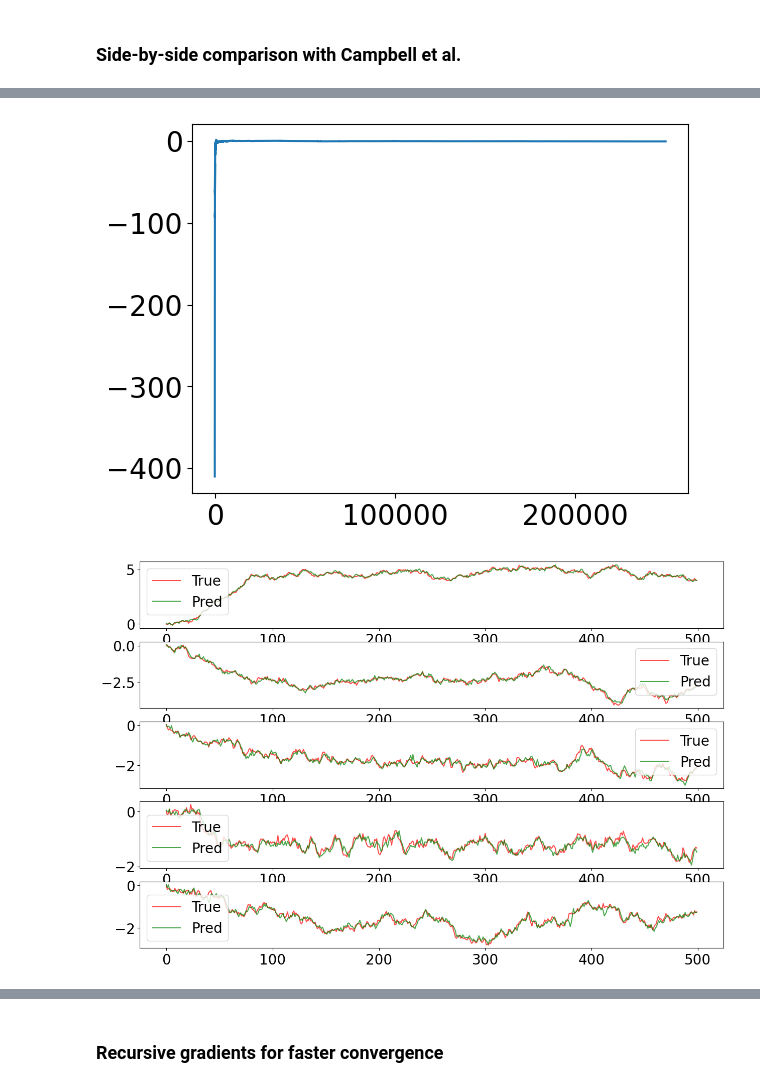
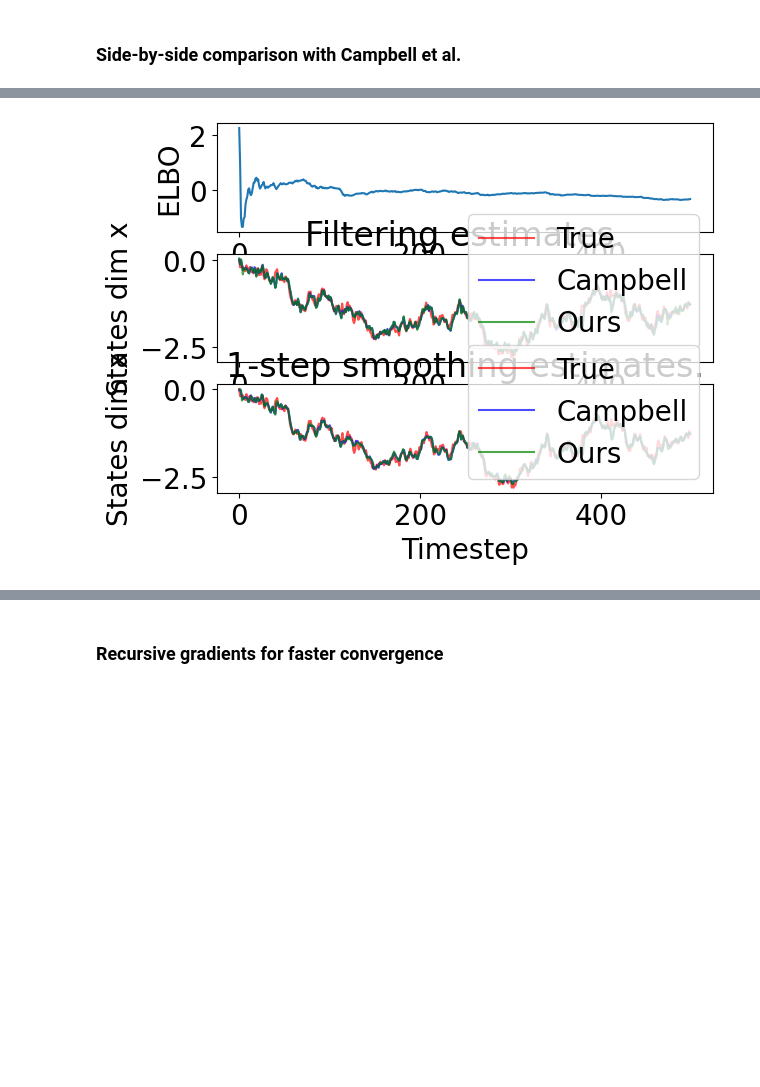
Before and after one commit to mchagneux/backward_ica, a Jupyter notebook: paper_experiments.ipynb, the cells around one changed output, grey strips where cells are left out. Saved outputs shown, nothing was run; the diff lists cells and outputs as text; code cells hidden in the pictures; blank space fills up the shorter version.

```diff
--- a/paper_experiments.ipynb
+++ b/paper_experiments.ipynb
@@ -12,7 +12,7 @@ import math
 plt.rcParams['font.size'] = 20
 
 jax.config.update('jax_platform_name', 'gpu') # switch to 'cpu' if unavailable or depending on computation type
-jax.config.update('jax_enable_x64', True)
+jax.config.update('jax_enable_x64', False)
 from src.stats.hmm import get_generative_model
 from src.variational import get_variational_model
 from src.utils.misc import tree_get_idx, tree_dropfirst, tree_droplast
@@ -47,8 +47,7 @@ def plot_data(y):
         axes[dim].plot(y[:,dim], label='Data')
 
 def compute_rmse_x_true_against_x_pred(x_true, x_pred):
-    return jnp.mean(jnp.sqrt(jnp.mean((x_true-x_pred)**2, axis=-1)),
-                    axis=0)
+    return jnp.mean(jnp.sqrt(jnp.mean((x_true-x_pred)**2, axis=-1)))
 # %% [markdown]
 ## Linear-Gaussian HMM
 # %% [markdown]
@@ -384,6 +383,33 @@ q_args.backwd_layers = (100,) # the number of neurons in the hidden layers of th
 q_args = set_defaults(q_args, 0.1)
 
 q = get_variational_model(q_args)
+
+
+def compute_1step_smoothing_estimates(all_params, num_samples=10_000):
+    def x_tm1_t(carry, x):
+        key, filt_params_tm1, filt_params_t, backwd_params_net_t = x
+        key, subkey = jax.random.split(key, 2)
+
+
+        x_t = jax.vmap(q.filt_dist.sample, in_axes=(0, None))(jax.random.split(key, num_samples),
+                                                            filt_params_t)
+
+        backwd_params_t = (backwd_params_net_t, (filt_params_tm1, filt_params_t))
+
+        x_tm1 = jax.vmap(q.backwd_kernel.sample, in_axes=(0,0, None))(jax.random.split(subkey,
+                                                                                    num_samples),
+                                                                        x_t,
+                                                                        backwd_params_t)
+
+        return None, jnp.mean(x_tm1, axis=0)
+
+    return jax.lax.scan(x_tm1_t,
+                        init=None,
+                        xs=(jax.random.split(key, p_args.seq_length-1),
+                            tree_droplast(all_params.filt),
+                            tree_dropfirst(all_params.filt),
+                            tree_dropfirst(all_params.backwd)))[1]
+
 elbo_mode = 'score,resampling,truncated,bptt_depth_2'
 elbo_list = []
 params_list = []
@@ -416,7 +442,7 @@ for data_dir in data_dirs[:1]:
                         num_samples=100, # number of monte carlo samples (or trajectories in the offline case)
                         frozen_params='', # which parameters to hold fixed
                         num_seqs=p_args.num_seqs,
-                        training_mode='streaming,500', # 500 gradient steps per timestep to stabilize q_t at each t
+                        training_mode='streaming,500', # 500 gradient steps per timestep to stabilize q_t at each t like in Campbell et al.
                         elbo_mode=elbo_mode)
 
     fitted_variational_params, elbos, aux_results, all_params = trainer.fit(key_init_params,
@@ -426,18 +452,45 @@ for data_dir in data_dirs[:1]:
 
 
 
-    plt.plot(elbos.flatten())
-
     filt_means_campbell = np.load(os.path.join(data_dir, 'filter_means.npy'))
     smoothing_means_campbell = np.load(os.path.join(data_dir, 'x_Tm1_means.npy'))
 
+    all_params = tree_get_idx(-1, all_params)
+    filt_means_ours = all_params.filt.mean
+    smoothing_means_ours = compute_1step_smoothing_estimates(all_params)
 
+    x_true = xs[0]
 
-    filt_means_ours = tree_get_idx(0, all_params.filt.mean)
-    x_true = xs[0]
-    plot_x_true_against_x_pred(x_true, filt_means_ours)#, y = all_params.filt.mean)
-    plot_x_true_against_x_pred(x_true, filt_means_campbell)#, y = all_params.filt.mean)
+    fig, (ax0, ax1, ax2) = plt.subplots(3,1)
+    # plt.tight_layout()
+    plt.autoscale(True)
 
-    print(compute_rmse_x_true_against_x_pred(x_true, filt_means_ours))
-    print(compute_rmse_x_true_against_x_pred(x_true, filt_means_campbell))
+    ax0.plot(elbos[-1,:,-1], label='ELBO')
+    ax0.set_xlabel('Timestep')
+    ax0.set_ylabel('ELBO')
+
+    dim = p_args.state_dim-1
+    ax1.plot(x_true[:,dim], c='red', label='True', alpha=0.7)
+    ax1.plot(filt_means_campbell[:,dim],c='blue', label='Campbell', alpha=0.7)
+    ax1.plot(filt_means_ours[:,dim], c='green', label='Ours', alpha=0.7)
+    ax1.set_xlabel('Timestep')
+    ax1.set_ylabel('States dim x')
+
+    ax1.set_title('Filtering estimates.')
+    ax1.legend()
+
+    ax2.plot(x_true[:-1,dim], c='red', label='True', alpha=0.7)
+    ax2.plot(smoothing_means_campbell[:,dim],c='blue', label='Campbell', alpha=0.7)
+    ax2.plot(smoothing_means_ours[:,dim], c='green', label='Ours', alpha=0.7)
+    ax2.set_xlabel('Timestep')
+    ax2.set_ylabel('States dim x')
+
+    ax2.set_title('1-step smoothing estimates.')
+    ax2.legend()
+
+    print('Filtering RMSE ours:', compute_rmse_x_true_against_x_pred(x_true, filt_means_ours))
+    print('Filtering RMSE Campbell:', compute_rmse_x_true_against_x_pred(x_true, filt_means_campbell))
+
+    print('1step smoothing RMSE ours:', compute_rmse_x_true_against_x_pred(x_true[:-1], smoothing_means_ours))
+    print('1-step smoothing RMSE Campbell:', compute_rmse_x_true_against_x_pred(x_true[:-1], smoothing_means_campbell))
 # %% [output]
@@ -453,2 +509 @@ Streaming on a single epoch.
-[figure, old version]
+[figure, new version]
-[figure, removed]
```
Also changed, not shown: parts of 4 cells of this notebook, 2 other files.
